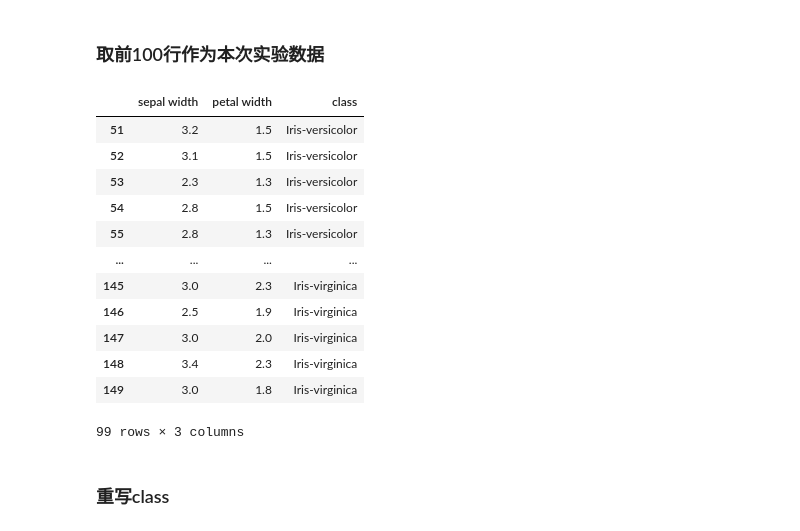
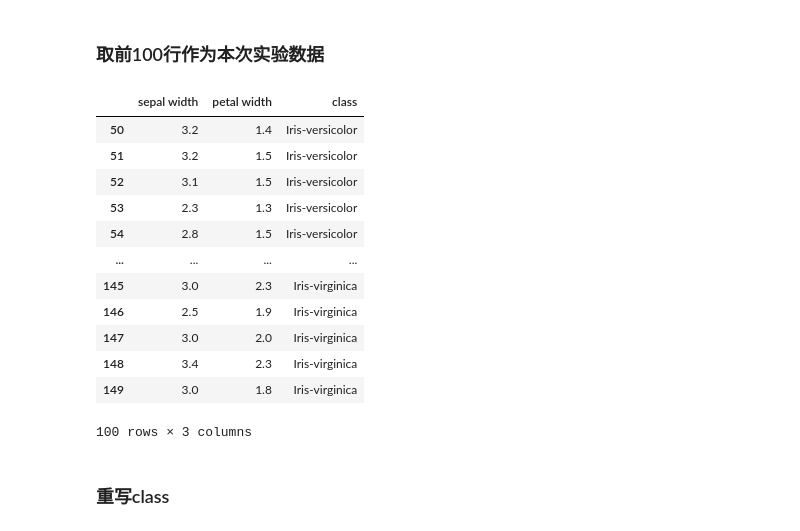
Before and after one commit to ZZh2333/NeuralNetworkAndDeepLearning, a Jupyter notebook: 3-24homework/homeworkv1.ipynb, the cells around one changed output. Saved outputs shown, nothing was run; the diff lists cells and outputs as text; code cells hidden in the pictures.

```diff
--- a/3-24homework/homeworkv1.ipynb
+++ b/3-24homework/homeworkv1.ipynb
@@ -46,22 +46,22 @@ data = pd.DataFrame(data,columns = col)
 # %% [markdown]
 ### 取前100行作为本次实验数据
 # %%
-data = data[51:]
+data = data[50:]
 data
 # %% [output]
 |  | sepal width | petal width | class |
+| 50 | 3.2 | 1.4 | Iris-versicolor |
 | 51 | 3.2 | 1.5 | Iris-versicolor |
 | 52 | 3.1 | 1.5 | Iris-versicolor |
 | 53 | 2.3 | 1.3 | Iris-versicolor |
 | 54 | 2.8 | 1.5 | Iris-versicolor |
-| 55 | 2.8 | 1.3 | Iris-versicolor |
 | ... | ... | ... | ... |
 | 145 | 3.0 | 2.3 | Iris-virginica |
 | 146 | 2.5 | 1.9 | Iris-virginica |
 | 147 | 3.0 | 2.0 | Iris-virginica |
 | 148 | 3.4 | 2.3 | Iris-virginica |
 | 149 | 3.0 | 1.8 | Iris-virginica |
-99 rows × 3 columns
+100 rows × 3 columns
 # %% [markdown]
 ### 重写class
 # %%
```
Also changed, not shown: parts of 11 cells of this notebook, 4 other files.
